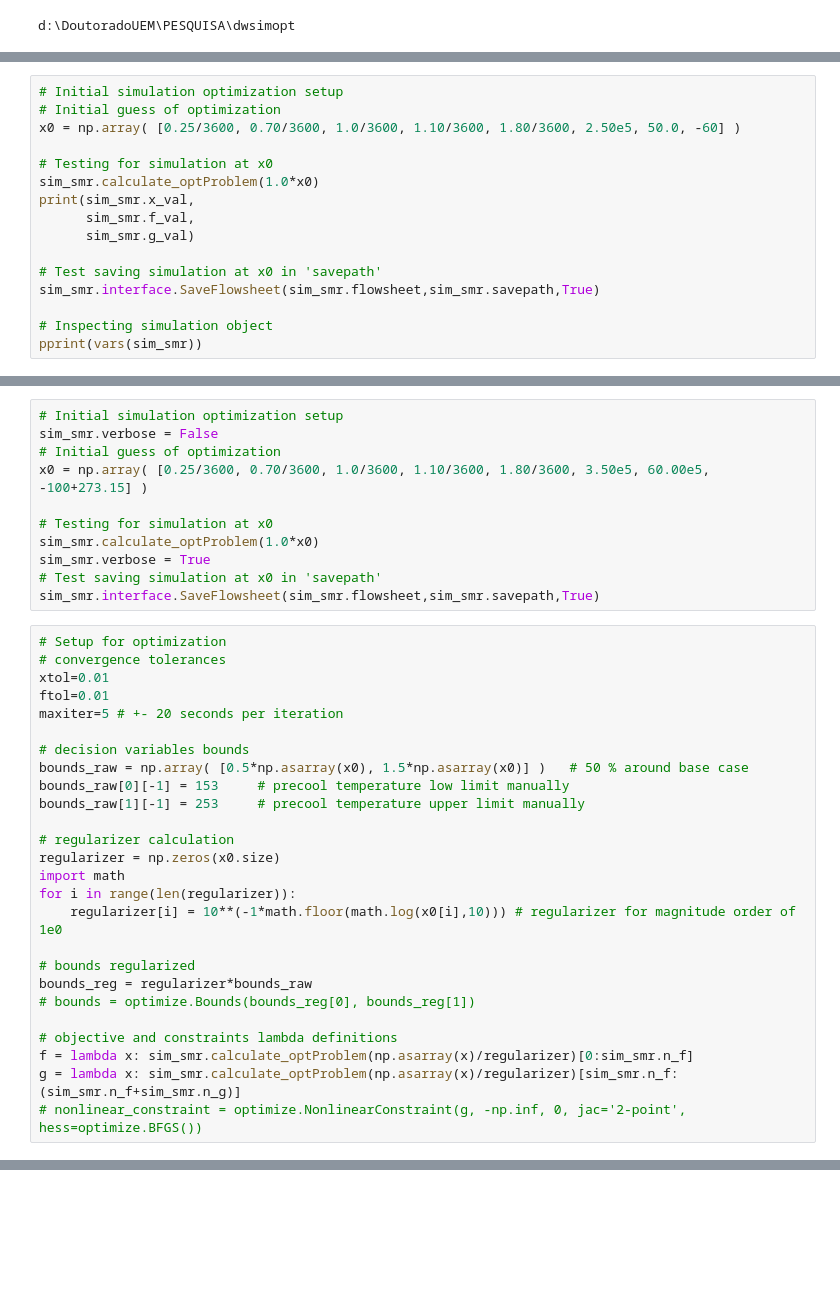
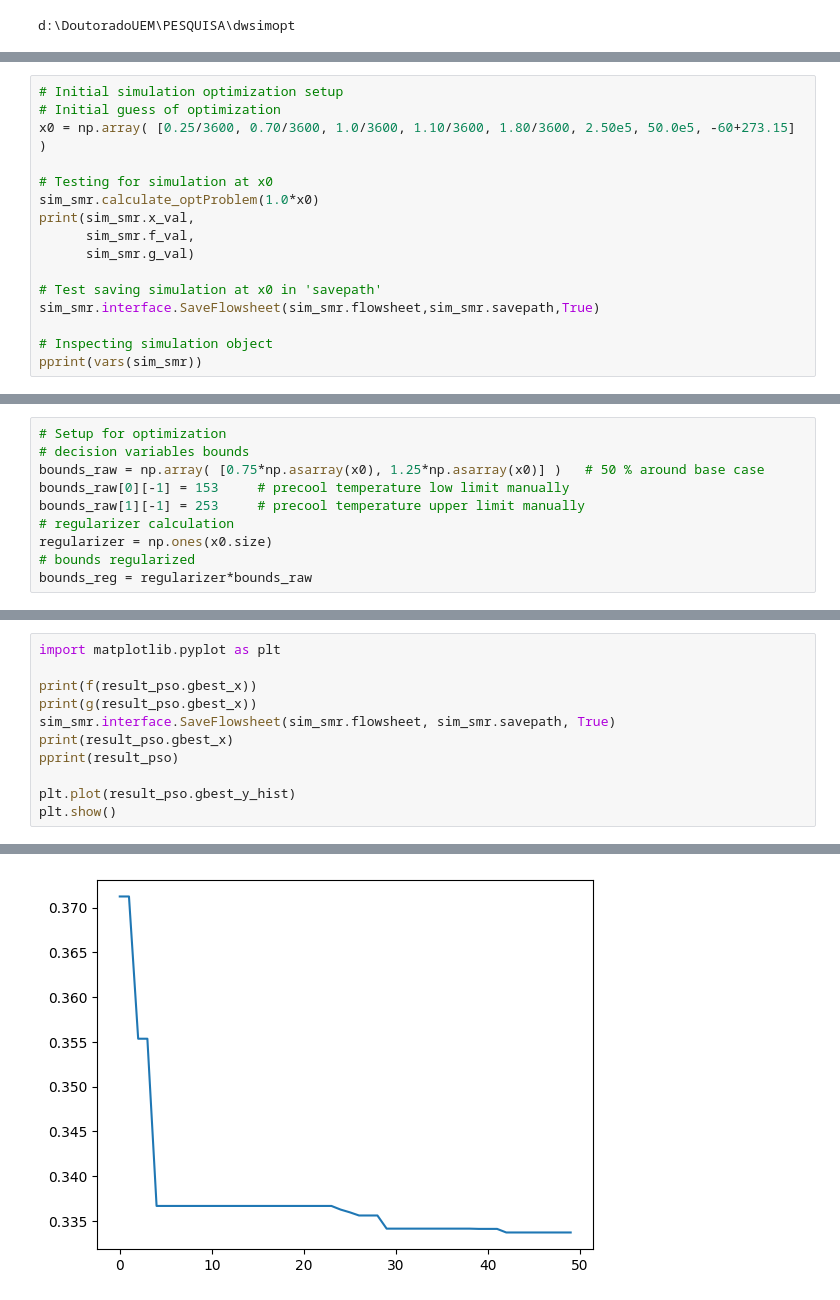
Before and after one commit to lf-santos/dwsimopt, a Jupyter notebook: examples/example_py2dwsim.ipynb, the cells around one changed output, grey strips where cells are left out. Drawn from its saved outputs; the diff is of its cells as text; blank space fills up the shorter version.

```diff
--- a/examples/example_py2dwsim.ipynb
+++ b/examples/example_py2dwsim.ipynb
@@ -93,7 +92,7 @@ Successfully created a getter pddx function for OutputVariable of mita (if appli
 # %%
 # Initial simulation optimization setup
 # Initial guess of optimization
-x0 = np.array( [0.25/3600, 0.70/3600, 1.0/3600, 1.10/3600, 1.80/3600, 2.50e5, 50.0, -60] )
+x0 = np.array( [0.25/3600, 0.70/3600, 1.0/3600, 1.10/3600, 1.80/3600, 2.50e5, 50.0e5, -60+273.15] )
 
 # Testing for simulation at x0
 sim_smr.calculate_optProblem(1.0*x0)
@@ -127,40 +126,13 @@ f = [0.38910439], g = [-1.78887878 -3.47846713] at x = [6.94444444e-05 1.9444444
-# %%
-# Initial simulation optimization setup
-sim_smr.verbose = False
-# Initial guess of optimization
-x0 = np.array( [0.25/3600, 0.70/3600, 1.0/3600, 1.10/3600, 1.80/3600, 3.50e5, 60.00e5, -100+273.15] )
-
-# Testing for simulation at x0
-sim_smr.calculate_optProblem(1.0*x0)
-sim_smr.verbose = True
-# Test saving simulation at x0 in 'savepath'
-sim_smr.interface.SaveFlowsheet(sim_smr.flowsheet,sim_smr.savepath,True)
 # %%
 # Setup for optimization
-# convergence tolerances
-xtol=0.01
-ftol=0.01
-maxiter=5 # +- 20 seconds per iteration
-
 # decision variables bounds
-bounds_raw = np.array( [0.5*np.asarray(x0), 1.5*np.asarray(x0)] )   # 50 % around base case
+bounds_raw = np.array( [0.75*np.asarray(x0), 1.25*np.asarray(x0)] )   # 50 % around base case
 bounds_raw[0][-1] = 153     # precool temperature low limit manually
 bounds_raw[1][-1] = 253     # precool temperature upper limit manually
-
 # regularizer calculation
-regularizer = np.zeros(x0.size)
-import math
-for i in range(len(regularizer)):
-    regularizer[i] = 10**(-1*math.floor(math.log(x0[i],10))) # regularizer for magnitude order of 1e0
-
+regularizer = np.ones(x0.size)
 # bounds regularized
 bounds_reg = regularizer*bounds_raw
-# bounds = optimize.Bounds(bounds_reg[0], bounds_reg[1])
-
-# objective and constraints lambda definitions
-f = lambda x: sim_smr.calculate_optProblem(np.asarray(x)/regularizer)[0:sim_smr.n_f]
-g = lambda x: sim_smr.calculate_optProblem(np.asarray(x)/regularizer)[sim_smr.n_f:(sim_smr.n_f+sim_smr.n_g)]
-# nonlinear_constraint = optimize.NonlinearConstraint(g, -np.inf, 0, jac='2-point', hess=optimize.BFGS())
 # %%
 # Global optimization with PSO
 from sko.PSO import PSO
@@ -217,0 +168,12 @@ array([-17.25637731,  21.5325575 ])
+# %%
+import matplotlib.pyplot as plt
+
+print(f(result_pso.gbest_x))
+print(g(result_pso.gbest_x))
+sim_smr.interface.SaveFlowsheet(sim_smr.flowsheet, sim_smr.savepath, True)
+print(result_pso.gbest_x)
+pprint(result_pso)
+
+plt.plot(result_pso.gbest_y_hist)
+plt.show()
+# %% [output]
@@ -217,0 +192 @@ array([-17.25637731,  21.5325575 ])
+[figure, added]
```
Also changed, not shown: parts of 10 cells of this notebook, 5 other files.
